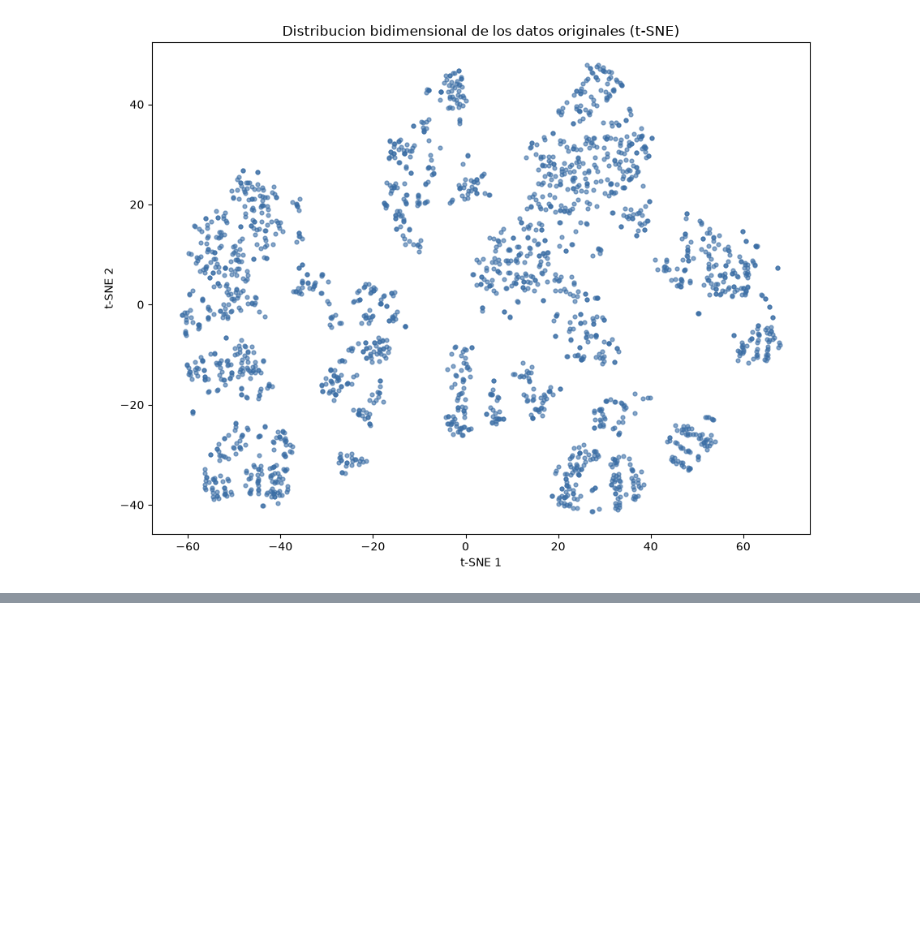
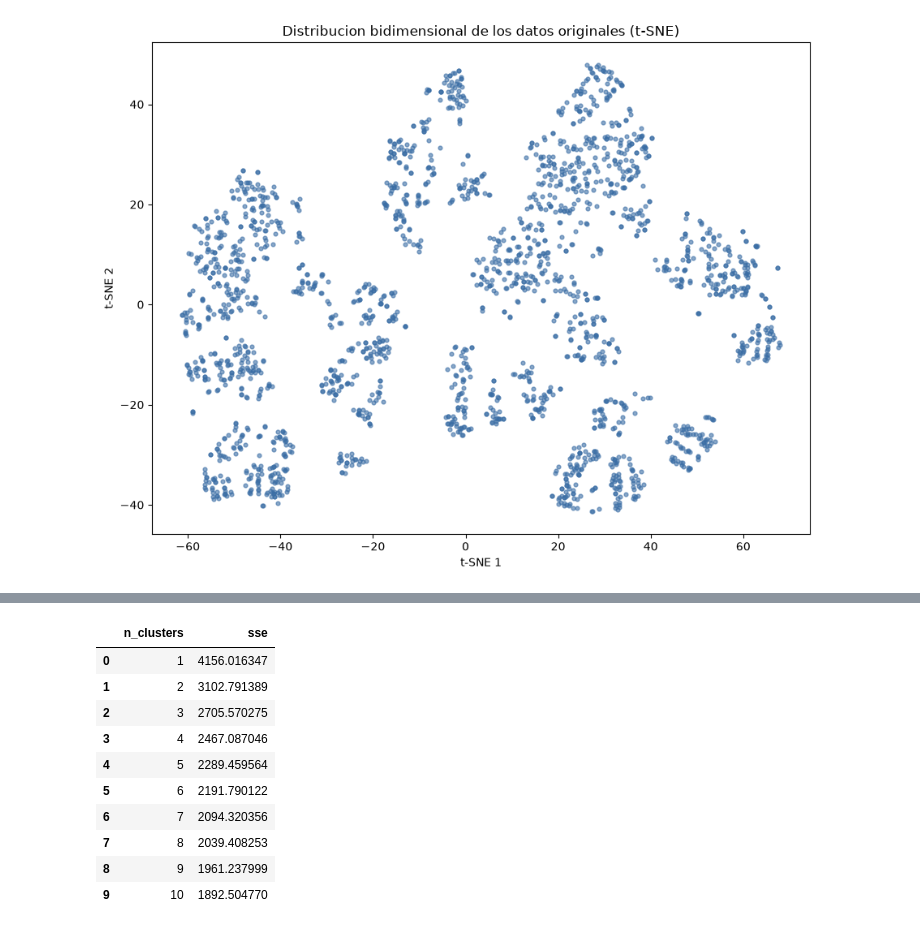
Before and after one commit to gabriel1-du/Aprendizaje-no-supervisado-Reduccion-de-dimensionaldiad-Clustering-y-validacion-, a Jupyter notebook: notebooks/notebook.ipynb, the cells around one changed output, grey strips where cells are left out. Saved outputs shown, nothing was run; the diff lists cells and outputs as text; code cells hidden in the pictures; blank space fills up the shorter version.

```diff
--- a/notebooks/notebook.ipynb
+++ b/notebooks/notebook.ipynb
@@ -207,0 +218,27 @@ plt.show()
+# %%
+# Metodo del codo: SSE (inercia) para K = 1 hasta 10
+rango_k = range(1, 11)
+sse = []
+
+for k in rango_k:
+    kmeans = KMeans(n_clusters=k, random_state=42, n_init=10)
+    kmeans.fit(df)
+    sse.append(kmeans.inertia_)
+
+resultado_codo = pd.DataFrame({
+    "n_clusters": list(rango_k),
+    "sse": sse,
+})
+resultado_codo
+# %% [output]
+|  | n_clusters | sse |
+| 0 | 1 | 4156.016347 |
+| 1 | 2 | 3102.791389 |
+| 2 | 3 | 2705.570275 |
+| 3 | 4 | 2467.087046 |
+| 4 | 5 | 2289.459564 |
+| 5 | 6 | 2191.790122 |
+| 6 | 7 | 2094.320356 |
+| 7 | 8 | 2039.408253 |
+| 8 | 9 | 1961.237999 |
+| 9 | 10 | 1892.504770 |
```
Also changed, not shown: parts of 10 cells of this notebook, 1 other file.
